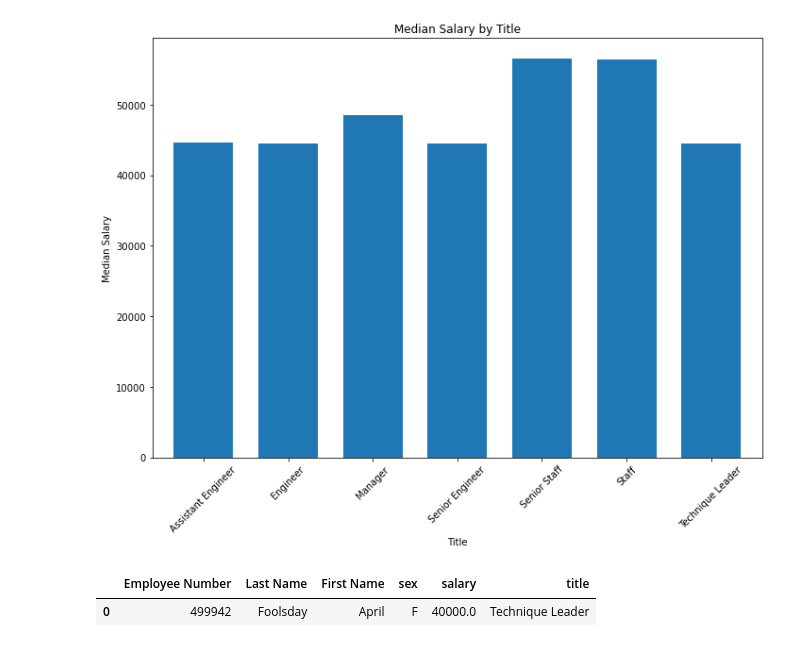
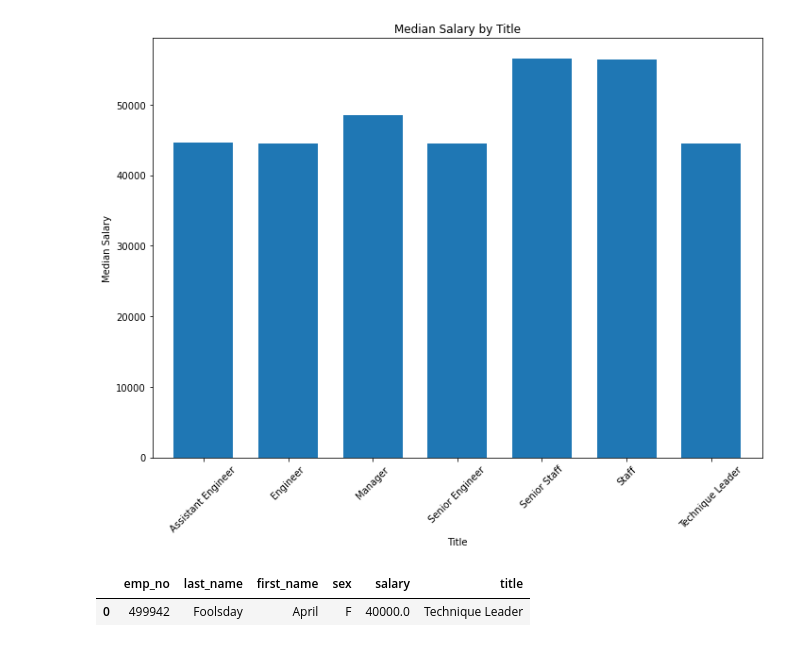
Before and after one commit to thienangiao/sql_challenge, a Jupyter notebook: Bonus.ipynb, the cells around one changed output. Saved outputs shown, nothing was run; the diff lists cells and outputs as text; code cells hidden in the pictures.

```diff
--- a/Bonus.ipynb
+++ b/Bonus.ipynb
@@ -68,8 +68,8 @@ plt.tight_layout()
 [figure]
 # %%
 #Who is employee id 499942?
-employee_search = pd.read_sql("select * from \"vw_employees\" where \"Employee Number\"=499942", conn)
+employee_search = pd.read_sql("select * from vw_employees where emp_no=499942", conn)
 employee_search.head()
 # %% [output]
-|  | Employee Number | Last Name | First Name | sex | salary | title |
+|  | emp_no | last_name | first_name | sex | salary | title |
 | 0 | 499942 | Foolsday | April | F | 40000.0 | Technique Leader |
```
Also changed, not shown: parts of 2 cells of this notebook, 2 other files.
